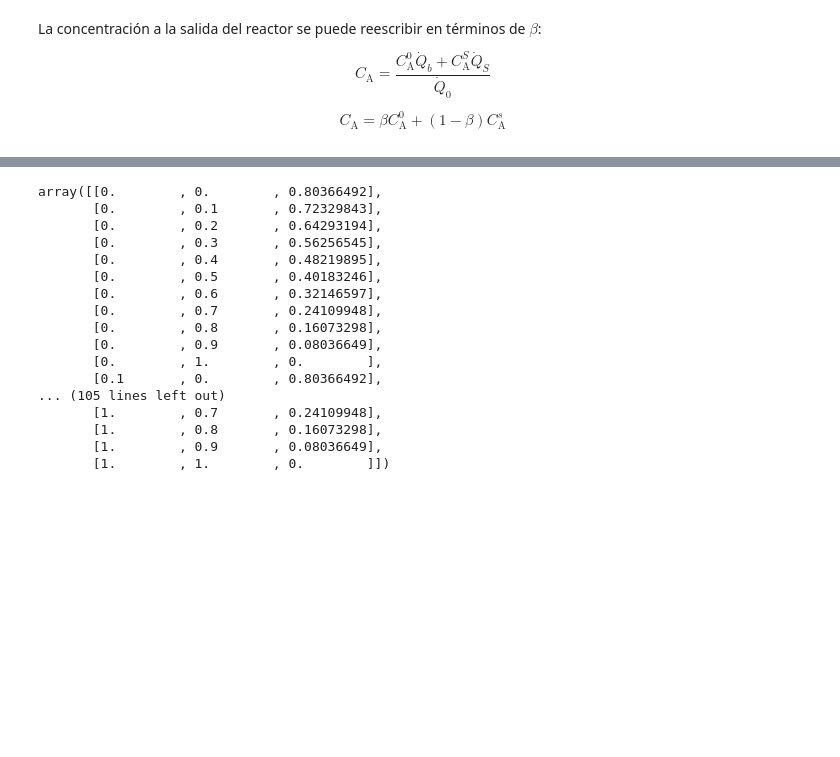
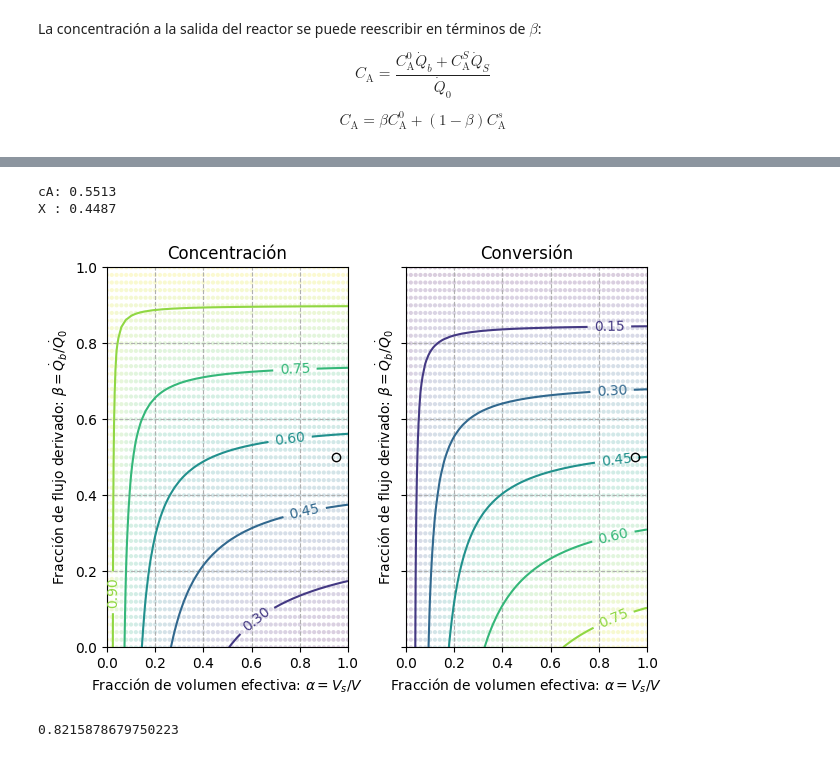
Before and after one commit to eicastroc/Kin_Cinvestav_IngMetalurgica, a Jupyter notebook: 05_analisisRTD/06_modelos_dos_parametros.ipynb, the cells around one changed output, grey strips where cells are left out. Saved outputs shown, nothing was run; the diff lists cells and outputs as text; code cells hidden in the pictures; blank space fills up the shorter version.

Commit message:
progres on modelos dos parametros

```diff
--- a/05_analisisRTD/06_modelos_dos_parametros.ipynb
+++ b/05_analisisRTD/06_modelos_dos_parametros.ipynb
@@ -202,20 +96,0 @@ plt.show()
-# %%
-data
-# %% [output]
-array([[0.        , 0.        , 0.80366492],
-       [0.        , 0.1       , 0.72329843],
-       [0.        , 0.2       , 0.64293194],
-       [0.        , 0.3       , 0.56256545],
-       [0.        , 0.4       , 0.48219895],
-       [0.        , 0.5       , 0.40183246],
-       [0.        , 0.6       , 0.32146597],
-       [0.        , 0.7       , 0.24109948],
-       [0.        , 0.8       , 0.16073298],
-       [0.        , 0.9       , 0.08036649],
-       [0.        , 1.        , 0.        ],
-       [0.1       , 0.        , 0.80366492],
-... (105 lines left out)
-       [1.        , 0.7       , 0.24109948],
-       [1.        , 0.8       , 0.16073298],
-       [1.        , 0.9       , 0.08036649],
-       [1.        , 1.        , 0.        ]])
@@ -221,0 +118,60 @@ array([[0.        , 0.        , 0.80366492],
+# %%
+### Condiciones del reactor
+V = 15 # m3, volumen total del reactor
+Q = 1 # m3/min, flujo volumétrico total en el reactor.
+cA0 = 1.0 # mol/m3, concentracion inicial de A
+k = 0.307 #C^(n-1)/min
+r_A = lambda cA: -k*cA
+
+# Parametros de entrada
+alp = 0.95                    # Vs/V fraccion de volumen reactivo
+bet = 0.5                  # Qb/Q0 fraccion de volumen derivado (bypass)
+
+cA = cstr_bypass_dead(cA0, V, Q, r_A, alp, bet)
+print(f"cA: {cA:.4f}")
+print(f"X : {1-cA/cA0:.4f}")
+# %% [output]
+cA: 0.5513
+X : 0.4487
+# %%
+### Condiciones del reactor
+V = 15 # m3
+Q = 1 # m3/min
+cA0 = 1
+k = 0.307 # 1/min
+r_A = lambda cA: -k*cA
+
+# mapeo
+alphas = np.linspace(0, 1, 51)
+betas = np.linspace(0, 1, 51)
+data = []
+for alpha in alphas:
+    for beta in betas:
+        cA = cstr_bypass_dead(cA0, V, Q, r_A, alpha, beta)
+        data.append([alpha, beta, cA, 1-cA/cA0])
+data = np.array(data)
+
+# graficos
+fig, (ax0, ax1) = plt.subplots(ncols=2, sharex=True, sharey=True)
+# concentraciones
+cs = ax0.tricontour(data[:,0], data[:,1], data[:, 2])
+ax0.scatter(data[:,0], data[:,1], c=data[:,2], marker='.', edgecolor='None', alpha=0.2)
+ax0.plot(alp, bet, ls='', marker='o', c="k", mfc="None")
+ax0.clabel(cs)
+# conversiones
+cs = ax1.tricontour(data[:,0], data[:,1], data[:, 3])
+ax1.scatter(data[:,0], data[:,1], c=data[:,3], marker='.', edgecolor='None', alpha=0.2)
+ax1.plot(alp, bet, ls='', marker='o', c="k", mfc="None")
+ax1.clabel(cs)
+for ax in (ax0, ax1):
+    ax.set_xlabel(r"Fracción de volumen efectiva: $\alpha = {V_s}/{V}$")
+    ax.set_ylabel(r"Fracción de flujo derivado: $\beta = {\dot{Q}_b}/{\dot{Q}_0}$")
+    ax.grid(ls='--')
+ax0.set_title("Concentración")
+ax1.set_title("Conversión")
+fig.tight_layout()
+plt.show()
+print(1 - cstr_bypass_dead(cA0, V, Q, r_A, 1.0, 0.0)/cA0)
+# %% [output]
+[figure, added]
+0.8215878679750223
```
Also changed, not shown: parts of 36 cells of this notebook, 3 other files.
